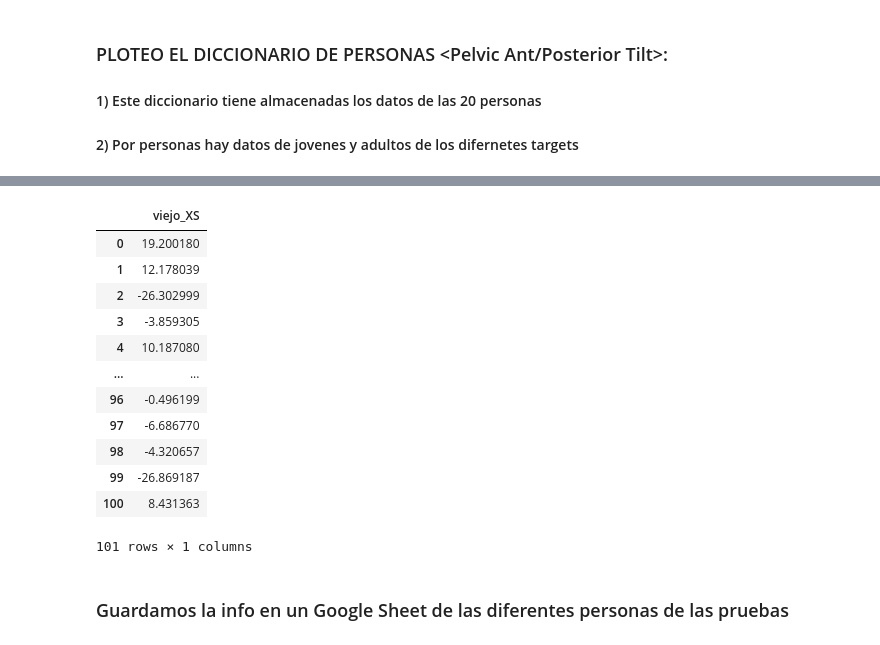
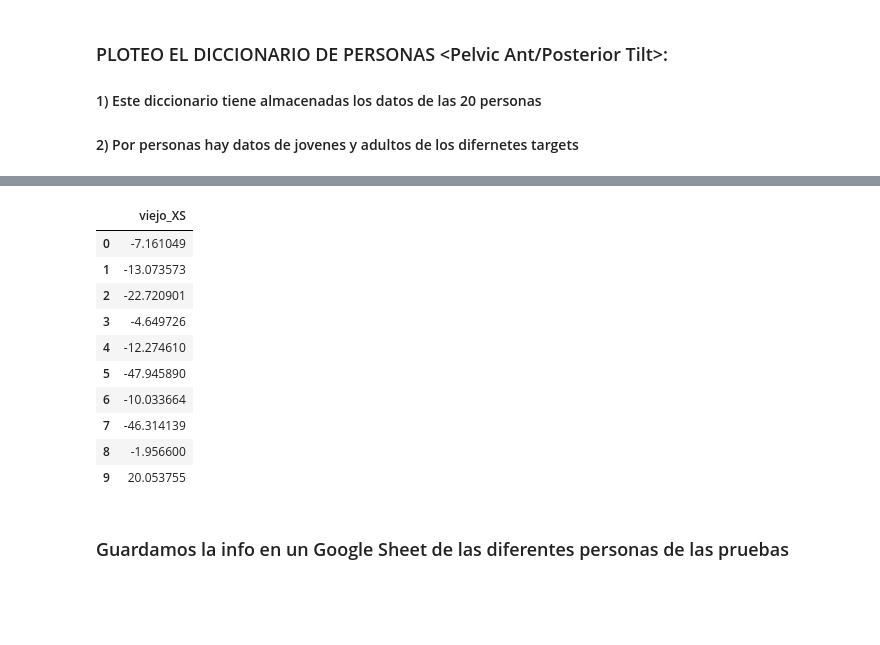
Before and after one commit to Beta628427/Tesis, a Jupyter notebook: 2_Beta___Cod/Beta_PCA/PCA_Cod_master_v1.ipynb, the cells around one changed output, grey strips where cells are left out. Drawn from its saved outputs; the diff is of its cells as text; code cells hidden in the pictures; blank space fills up the shorter version.

```diff
--- a/2_Beta___Cod/Beta_PCA/PCA_Cod_master_v1.ipynb
+++ b/2_Beta___Cod/Beta_PCA/PCA_Cod_master_v1.ipynb
@@ -301,20 +301,18 @@ pd.DataFrame(personas["p1"]["joven_XS"])
 101 rows × 1 columns
 # %%
-pd.DataFrame(personas["p1"]["viejo_XS"])
+pd.DataFrame(personas["p1"]["viejo_XS"][0:10])
 # %% [output]
 |  | viejo_XS |
-| 0 | 19.200180 |
-| 1 | 12.178039 |
-| 2 | -26.302999 |
-| 3 | -3.859305 |
-| 4 | 10.187080 |
-| ... | ... |
-| 96 | -0.496199 |
-| 97 | -6.686770 |
-| 98 | -4.320657 |
-| 99 | -26.869187 |
-| 100 | 8.431363 |
+| 0 | -7.161049 |
+| 1 | -13.073573 |
+| 2 | -22.720901 |
+| 3 | -4.649726 |
+| 4 | -12.274610 |
+| 5 | -47.945890 |
+| 6 | -10.033664 |
+| 7 | -46.314139 |
+| 8 | -1.956600 |
+| 9 | 20.053755 |
-101 rows × 1 columns
 # %% [markdown]
   ### Guardamos la info en un Google Sheet de las diferentes personas de las pruebas
 # %%
```
Also changed, not shown: parts of 17 cells of this notebook.
